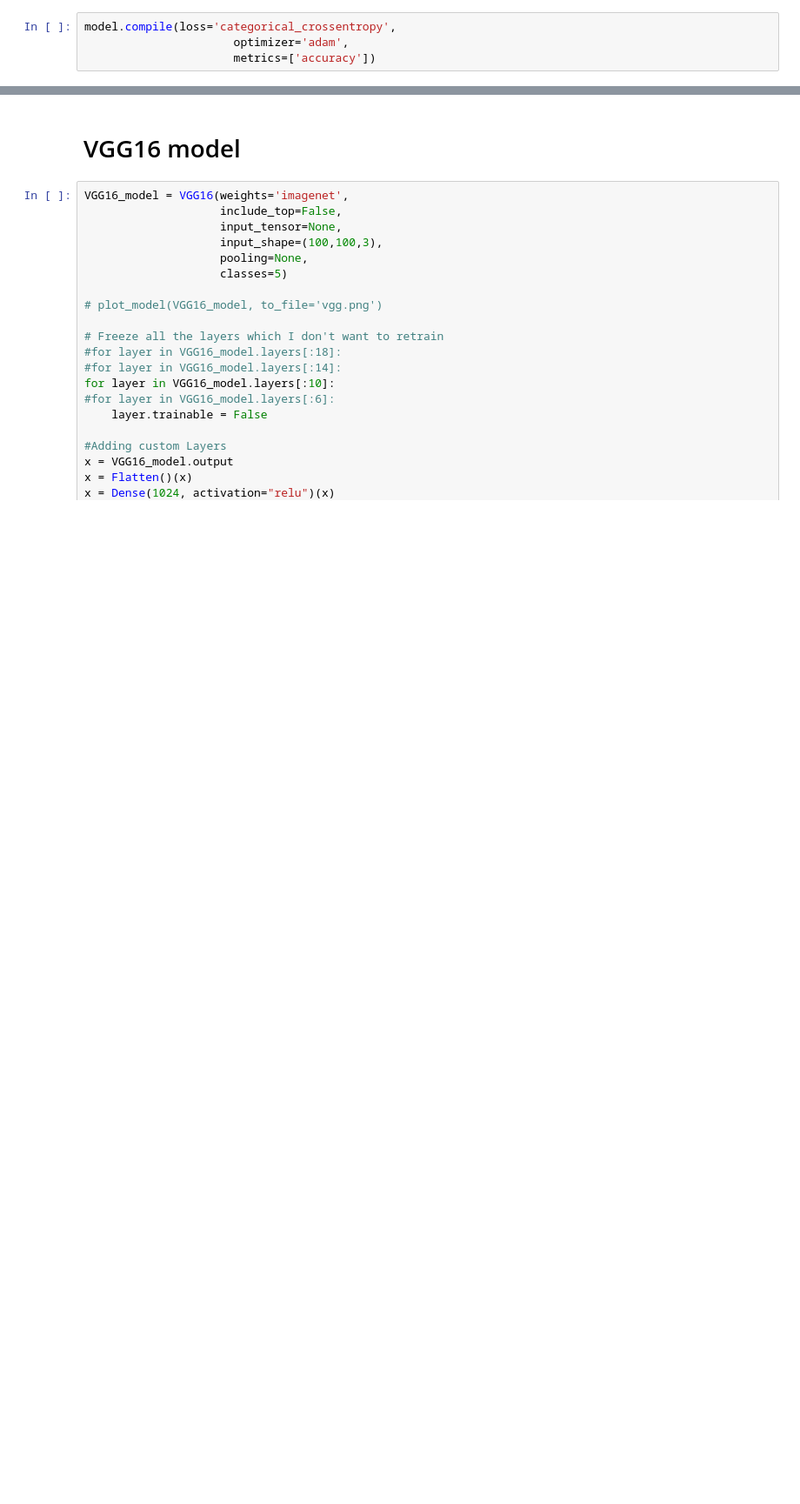
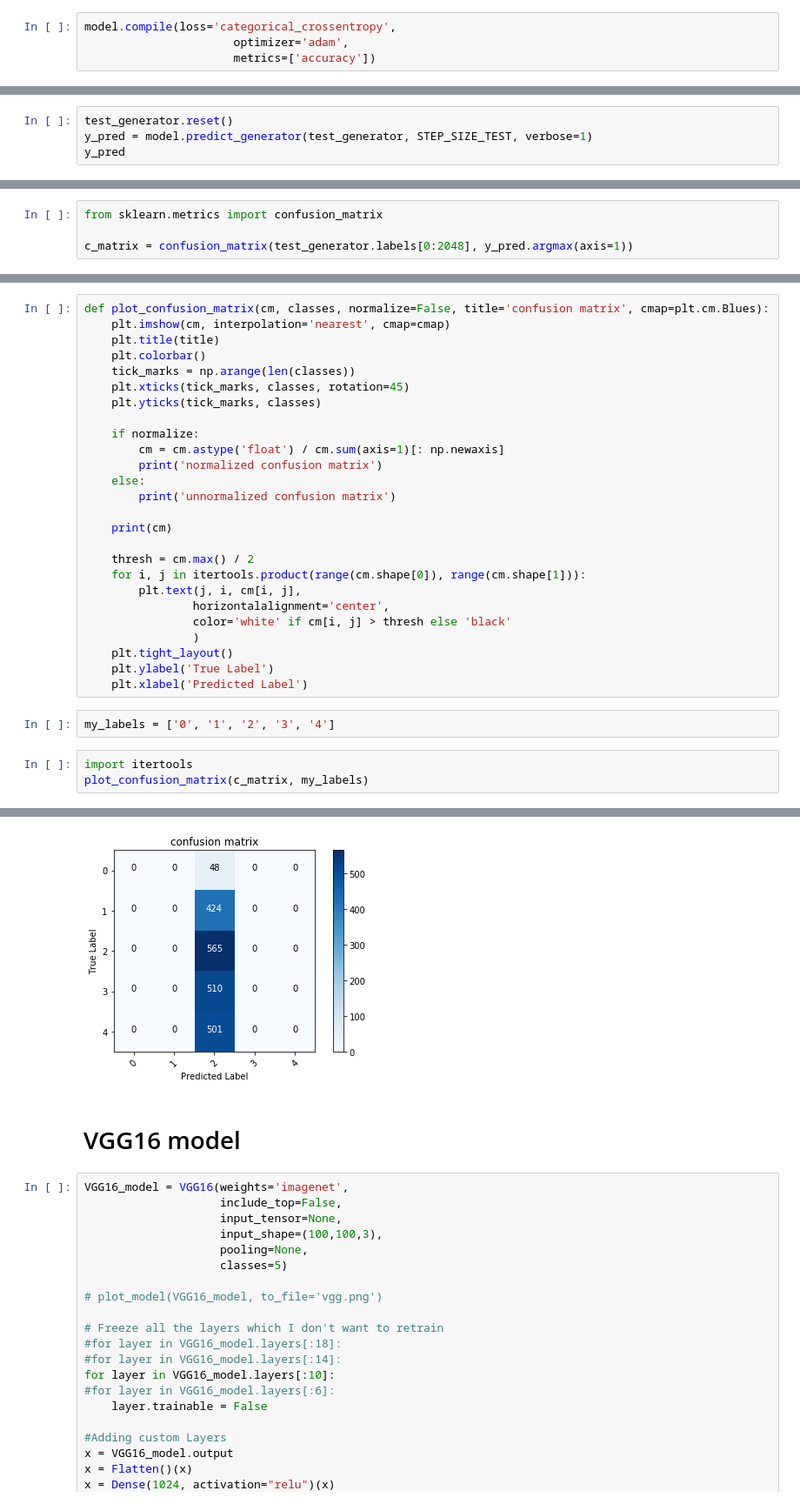
Before and after one commit to D-M-Moriarty/Pet-Adoption, a Jupyter notebook: notebooks/Pet Image Classification.ipynb, the cells around one changed output, grey strips where cells are left out. Shown: that part at 87% size. Cells and saved outputs as stored; diff of their text form; blank space fills up the shorter version.

```diff
--- a/notebooks/Pet Image Classification.ipynb
+++ b/notebooks/Pet Image Classification.ipynb
@@ -480,0 +537,4 @@ KeyboardInterrupt
+# %%
+test_generator.reset()
+y_pred = model.predict_generator(test_generator, STEP_SIZE_TEST, verbose=1)
+y_pred
@@ -480,0 +607,4 @@ KeyboardInterrupt
+# %%
+from sklearn.metrics import confusion_matrix
+
+c_matrix = confusion_matrix(test_generator.labels[0:2048], y_pred.argmax(axis=1))
@@ -480,0 +619,32 @@ KeyboardInterrupt
+# %%
+def plot_confusion_matrix(cm, classes, normalize=False, title='confusion matrix', cmap=plt.cm.Blues):
+    plt.imshow(cm, interpolation='nearest', cmap=cmap)
+    plt.title(title)
+    plt.colorbar()
+    tick_marks = np.arange(len(classes))
+    plt.xticks(tick_marks, classes, rotation=45)
+    plt.yticks(tick_marks, classes)
+
+    if normalize:
+        cm = cm.astype('float') / cm.sum(axis=1)[: np.newaxis]
+        print('normalized confusion matrix')
+    else:
+        print('unnormalized confusion matrix')
+
+    print(cm)
+
+    thresh = cm.max() / 2
+    for i, j in itertools.product(range(cm.shape[0]), range(cm.shape[1])):
+        plt.text(j, i, cm[i, j],
+                horizontalalignment='center',
+                color='white' if cm[i, j] > thresh else 'black'
+                )
+    plt.tight_layout()
+    plt.ylabel('True Label')
+    plt.xlabel('Predicted Label')
+# %%
+my_labels = ['0', '1', '2', '3', '4']
+# %%
+import itertools
+plot_confusion_matrix(c_matrix, my_labels)
+# %% [output]
@@ -481,3 +657,4 @@ KeyboardInterrupt
+[figure, added]
 # %% [markdown]
 # VGG16 model
 # %%
```
Also changed, not shown: parts of 26 cells of this notebook, 2 other files.
